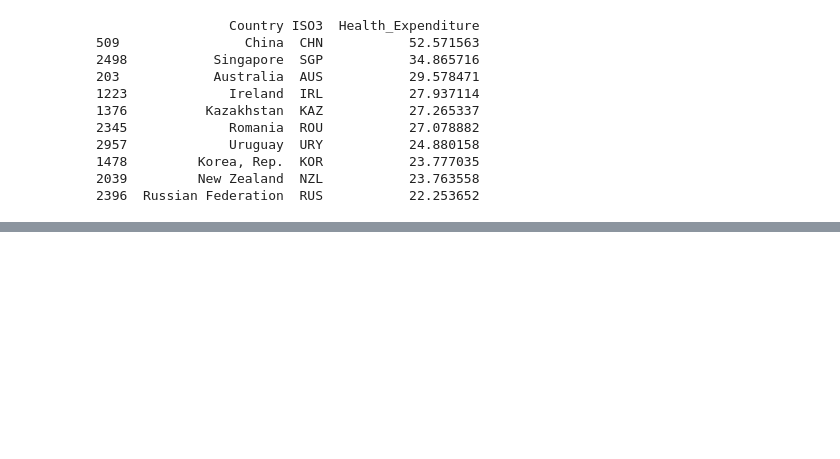
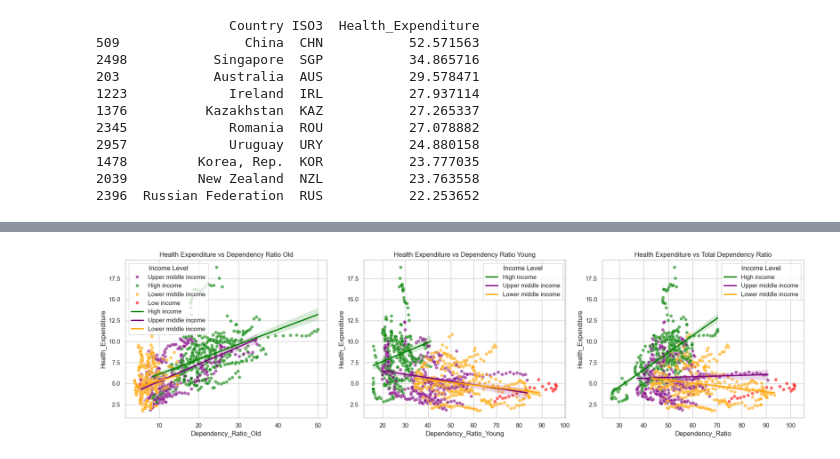
Before and after one commit to Graspp-25-Spring/graspp-25S-fiscalpolicy, a Jupyter notebook: notebooks/notes.ipynb, the cells around one changed output, grey strips where cells are left out. Saved outputs shown, nothing was run; the diff lists cells and outputs as text; code cells hidden in the pictures; blank space fills up the shorter version.

```diff
--- a/notebooks/notes.ipynb
+++ b/notebooks/notes.ipynb
@@ -234,0 +431,54 @@ print(top10[["Country", "ISO3", "Health_Expenditure"]])
+# %%
+import seaborn as sns
+import matplotlib.pyplot as plt
+import pandas as pd
+
+df = pd.read_csv("../data/interim/merged_data.csv")
+
+# Define custom color palette
+custom_palette = {
+    "High income": "green",
+    "Upper middle income": "purple",
+    "Lower middle income": "orange",
+    "Low income": "red"
+}
+
+# Set style
+sns.set(style="whitegrid")
+
+# Create subplots
+fig, axes = plt.subplots(1, 3, figsize=(18, 5))
+
+# Target variables
+x_vars = ["Dependency_Ratio_Old", "Dependency_Ratio_Young", "Dependency_Ratio"]
+titles = [
+    "Health Expenditure vs Dependency Ratio Old",
+    "Health Expenditure vs Dependency Ratio Young",
+    "Health Expenditure vs Total Dependency Ratio"
+]
+
+# Scatter all points + multiple fitted lines by group
+for i, x in enumerate(x_vars):
+    ax = axes[i]
+
+    # Scatter all groups
+    sns.scatterplot(
+        x=x, y="Health_Expenditure", hue="income_level", palette=custom_palette,
+        data=df, ax=ax, alpha=0.6, legend=(i==0)
+    )
+
+    # Add fitted lines for selected income levels
+    for group in ["High income", "Upper middle income", "Lower middle income"]:
+        subset = df[df["income_level"] == group]
+        sns.regplot(
+            x=x, y="Health_Expenditure", data=subset, ax=ax,
+            scatter=False, color=custom_palette[group], label=group
+        )
+
+    ax.set_title(titles[i])
+    ax.legend().set_title("Income Level")
+
+plt.tight_layout()
+plt.show()
+# %% [output]
+[figure, added]
```
Also changed, not shown: parts of 10 cells of this notebook, 14 other files.
